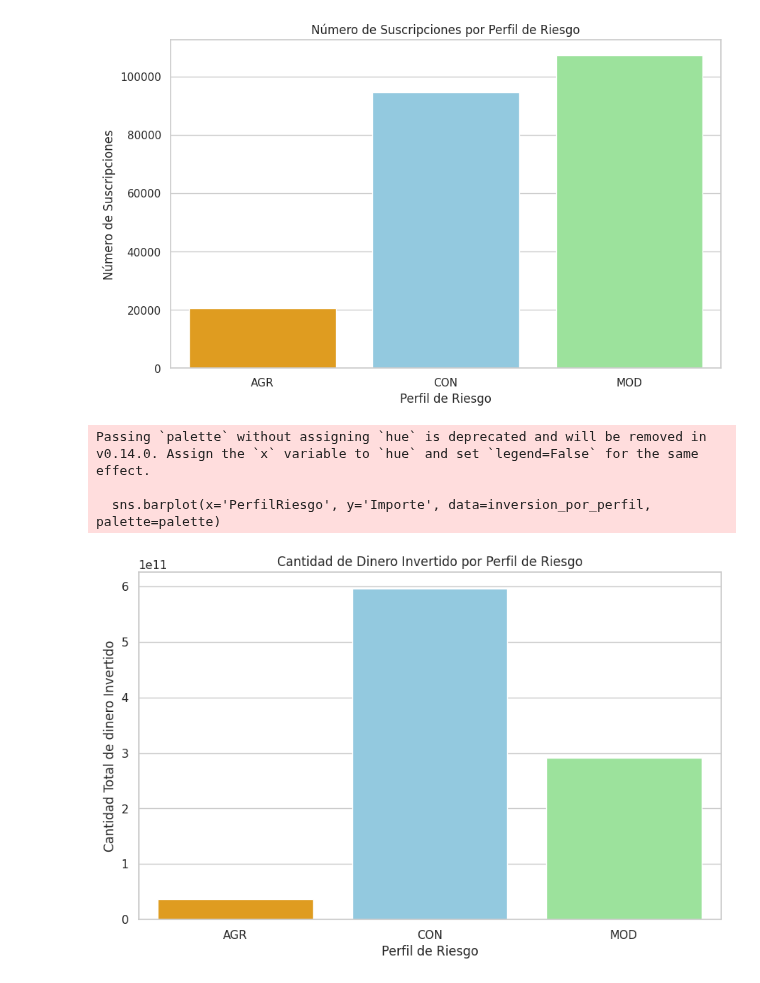
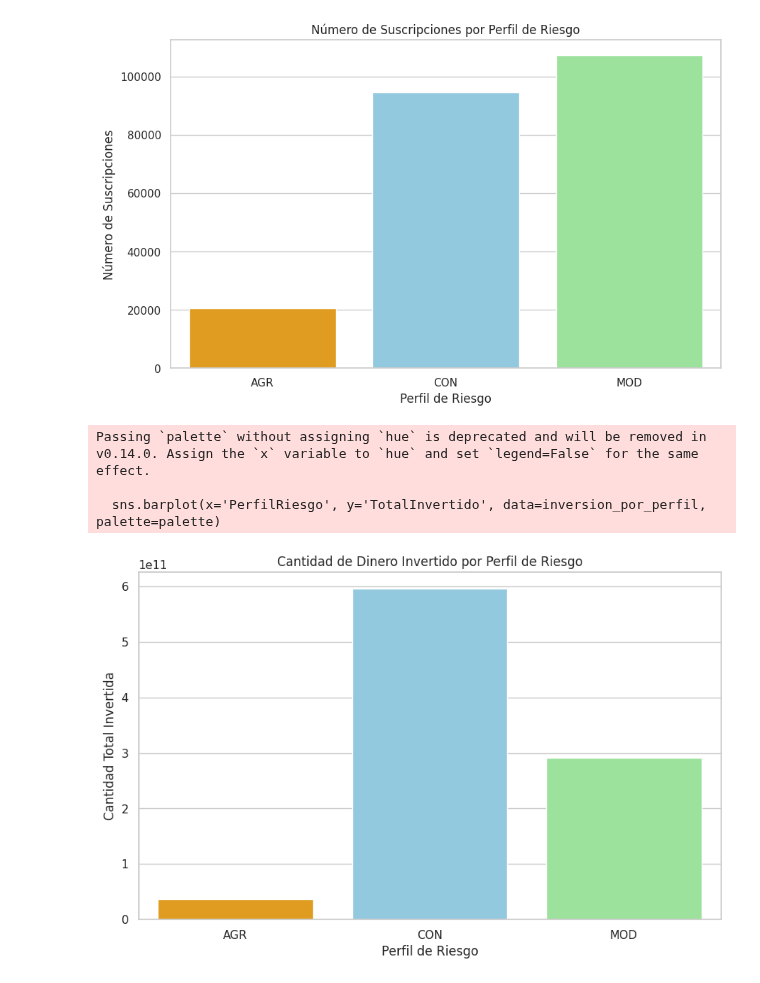
Before and after one commit to ndeleonardis/DataSetNoeliaDeLeonardis, a Jupyter notebook: entregable_datasciense_3_noelia_de_leonardis.ipynb, the cells around one changed output. Drawn from its saved outputs; the diff is of its cells as text; code cells hidden in the pictures.

```diff
--- a/entregable_datasciense_3_noelia_de_leonardis.ipynb
+++ b/entregable_datasciense_3_noelia_de_leonardis.ipynb
@@ -296,32 +296,31 @@ Passing `palette` without assigning `hue` is deprecated and will be removed in v
 [figure]
 # %%
 
-# Eliminar filas con 'MontoInvertido' nulo
-df = df.dropna(subset=['Importe'])
+# Agrupar por perfil de riesgo y sumar la cantidad de dinero invertido
 
-# Agrupar por perfil de riesgo y sumar la cantidad de dinero invertido
-inversion_por_perfil = df.groupby('CodTpPerfilRiesgoCpt')['Importe'].sum().reset_index()
-inversion_por_perfil.columns = ['PerfilRiesgo', 'Importe']
+inversion_por_perfil = df.groupby('CodTpPerfilRiesgoCpt', observed=False)['Importe'].sum().reset_index()
+
+inversion_por_perfil.columns = ['PerfilRiesgo', 'TotalInvertido']
 
 # Definir una paleta de colores personalizada
 palette = {
     'CON': 'skyblue',
     'AGR': 'orange',
     'MOD': 'lightgreen'
 }
 
 # Configurar el estilo del gráfico
 sns.set(style="whitegrid")
 
 # Crear el gráfico de barras con colores personalizados
 plt.figure(figsize=(10, 6))
-sns.barplot(x='PerfilRiesgo', y='Importe', data=inversion_por_perfil, palette=palette)
+sns.barplot(x='PerfilRiesgo', y='TotalInvertido', data=inversion_por_perfil, palette=palette)
 plt.title('Cantidad de Dinero Invertido por Perfil de Riesgo')
 plt.xlabel('Perfil de Riesgo')
-plt.ylabel('Cantidad Total de dinero Invertido')
+plt.ylabel('Cantidad Total Invertida')
 plt.show()
 # %% [output]
 Passing `palette` without assigning `hue` is deprecated and will be removed in v0.14.0. Assign the `x` variable to `hue` and set `legend=False` for the same effect.
 
-  sns.barplot(x='PerfilRiesgo', y='Importe', data=inversion_por_perfil, palette=palette)
+  sns.barplot(x='PerfilRiesgo', y='TotalInvertido', data=inversion_por_perfil, palette=palette)
-[figure, old version]
+[figure, new version]
```
Also changed, not shown: parts of 2 cells of this notebook.
